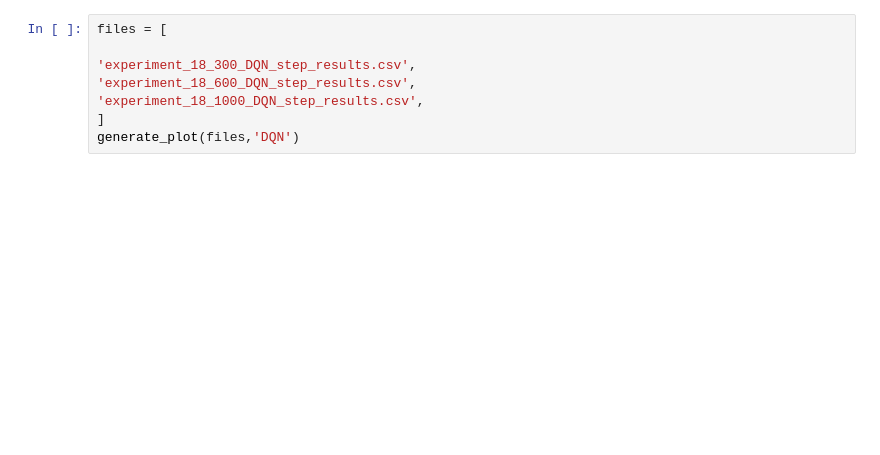
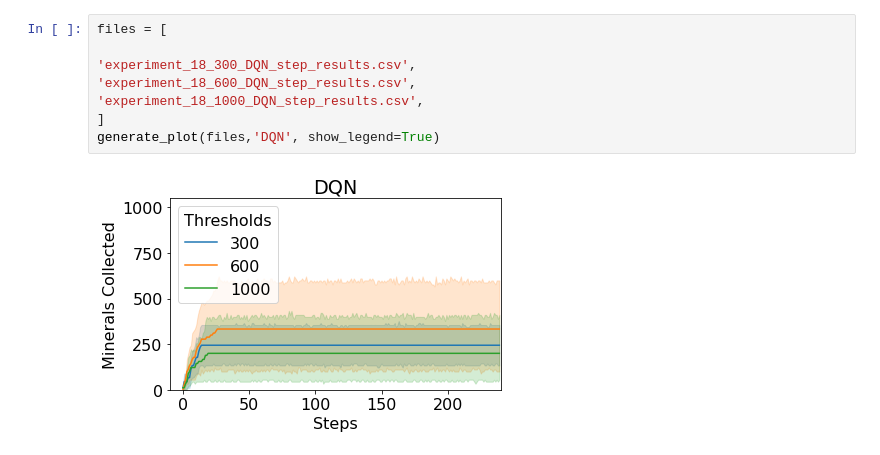
Before and after one commit to yubryanj/Complex-Social-Systems-PySC2, a Jupyter notebook: data/Experiment_1/plot.ipynb, the cells around one changed output. Drawn from its saved outputs; the diff is of its cells as text; blank space fills up the shorter version.

```diff
--- a/data/Experiment_1/plot.ipynb
+++ b/data/Experiment_1/plot.ipynb
@@ -76,8 +66,10 @@ generate_plot(files,'A2C')
 # %%
 files = [
 
 'experiment_18_300_DQN_step_results.csv',
 'experiment_18_600_DQN_step_results.csv',
 'experiment_18_1000_DQN_step_results.csv',
 ]
-generate_plot(files,'DQN')
+generate_plot(files,'DQN', show_legend=True)
+# %% [output]
+[figure, added]
```
Also changed, not shown: parts of 5 cells of this notebook, 1 other file.
